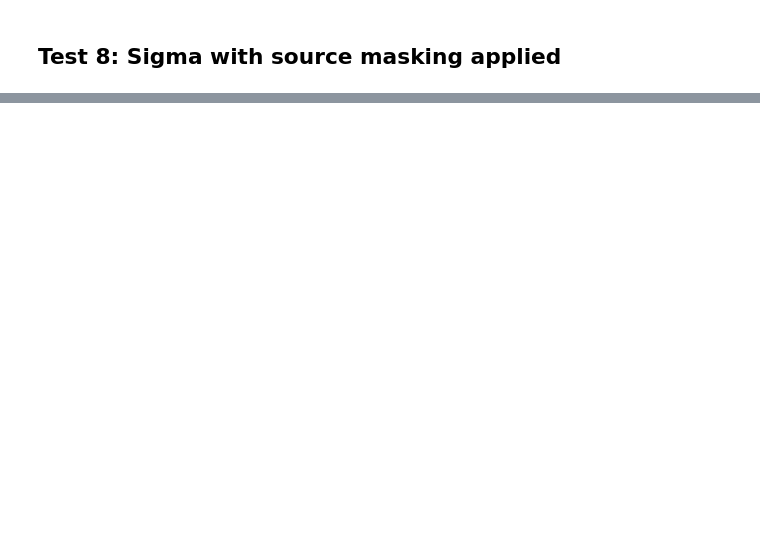
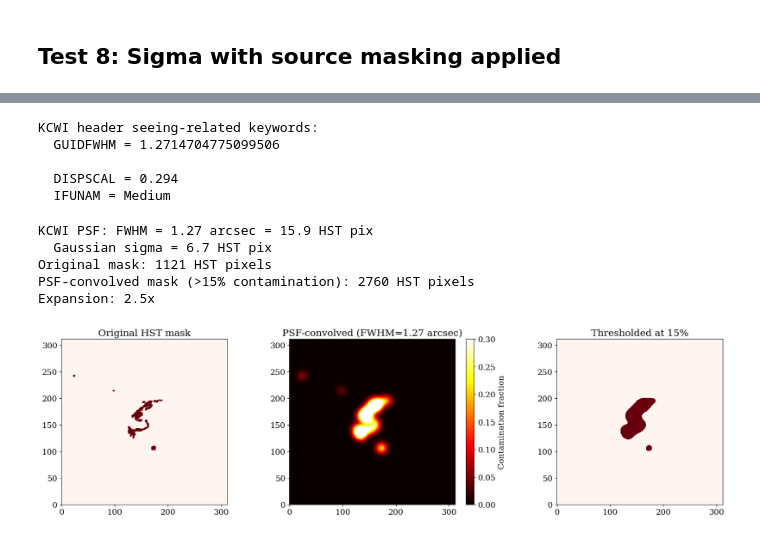
Before and after one commit to rodelcr/AGEL0206_kinematics_and_photometry, a Jupyter notebook: notebooks/05x_sigma_discrepancy_diagnostic.ipynb, the cells around one changed output, grey strips where cells are left out. Cells and saved outputs as stored; diff of their text form; code cells hidden in the pictures; blank space fills up the shorter version.

```diff
--- a/notebooks/05x_sigma_discrepancy_diagnostic.ipynb
+++ b/notebooks/05x_sigma_discrepancy_diagnostic.ipynb
@@ -647,0 +852,74 @@ for rm in results_masked:
+# %%
+# Check if seeing info is in the FITS header
+seeing_keys = ["SEEING", "GUIDFWHM", "FWHM", "APTS_FWH", "DIMMSEE", "MSWAVE"]
+print("KCWI header seeing-related keywords:")
+for key in seeing_keys:
+    if key in hdr:
+        print(f"  {key} = {hdr[key]}")
+print()
+
+# Also check for spatial scale keywords
+for key in ["DISPSCAL", "SLITWID", "SLICSCAL", "PSCALE", "IFUNAM"]:
+    if key in hdr:
+        print(f"  {key} = {hdr[key]}")
+# %% [output]
+KCWI header seeing-related keywords:
+  GUIDFWHM = 1.2714704775099506
+
+  DISPSCAL = 0.294
+  IFUNAM = Medium
+# %%
+# PSF-convolved masking
+# Convolve the HST binary mask with a Gaussian matching the KCWI seeing PSF,
+# then reproject onto the IFU spaxel grid.
+#
+# Reference: Morrissey et al. 2018, ApJ, 864, 93 (KCWI instrument paper)
+# Typical seeing at Keck: 0.6-1.2 arcsec FWHM
+# KCWI medium slicer spatial sampling: 0.35 arcsec slice width
+
+from scipy.ndimage import gaussian_filter, map_coordinates
+
+# KCWI seeing estimate — ADJUST based on header or point source measurement
+kcwi_seeing_fwhm = 1.27  # arcsec (from GUIDFWHM header keyword)
+hst_pixscale = 0.08    # arcsec/pix (WFC3/IR)
+
+psf_fwhm_hst_pix = kcwi_seeing_fwhm / hst_pixscale
+psf_sigma_hst_pix = psf_fwhm_hst_pix / 2.355  # Gaussian sigma
+
+print(f"KCWI PSF: FWHM = {kcwi_seeing_fwhm} arcsec = {psf_fwhm_hst_pix:.1f} HST pix")
+print(f"  Gaussian sigma = {psf_sigma_hst_pix:.1f} HST pix")
+
+# Convolve the binary mask with the PSF kernel
+# Result: smooth map of "fractional contamination" at each HST pixel
+mask_float = mask_hst.astype(float)
+mask_convolved = gaussian_filter(mask_float, sigma=psf_sigma_hst_pix)
+
+# Threshold: how much PSF-scattered arc light is tolerable?
+# 0.01 = flag if >1% of light from arc (very conservative)
+# 0.05 = flag if >5% (moderate)
+# 0.10 = flag if >10% (permissive)
+contamination_threshold = 0.15  # 15% — allows bright galaxy center to survive
+mask_psf = mask_convolved > contamination_threshold
+
+print(f"Original mask: {np.sum(mask_hst)} HST pixels")
+print(f"PSF-convolved mask (>{100*contamination_threshold:.0f}% contamination): {np.sum(mask_psf)} HST pixels")
+print(f"Expansion: {np.sum(mask_psf)/max(np.sum(mask_hst),1):.1f}x")
+
+# Visualize the convolution
+fig, axes = plt.subplots(1, 3, figsize=(18, 5))
+axes[0].imshow(mask_hst.astype(float), origin="lower", cmap="Reds")
+axes[0].set_title("Original HST mask")
+im1 = axes[1].imshow(mask_convolved, origin="lower", cmap="hot", vmin=0, vmax=0.3)
+axes[1].set_title(f"PSF-convolved (FWHM={kcwi_seeing_fwhm} arcsec)")
+plt.colorbar(im1, ax=axes[1], label="Contamination fraction")
+axes[2].imshow(mask_psf.astype(float), origin="lower", cmap="Reds")
+axes[2].set_title(f"Thresholded at {100*contamination_threshold:.0f}%")
+plt.tight_layout()
+plt.show()
+# %% [output]
+KCWI PSF: FWHM = 1.27 arcsec = 15.9 HST pix
+  Gaussian sigma = 6.7 HST pix
+Original mask: 1121 HST pixels
+PSF-convolved mask (>15% contamination): 2760 HST pixels
+Expansion: 2.5x
+[figure, added]
```
Also changed, not shown: parts of 16 cells of this notebook.
